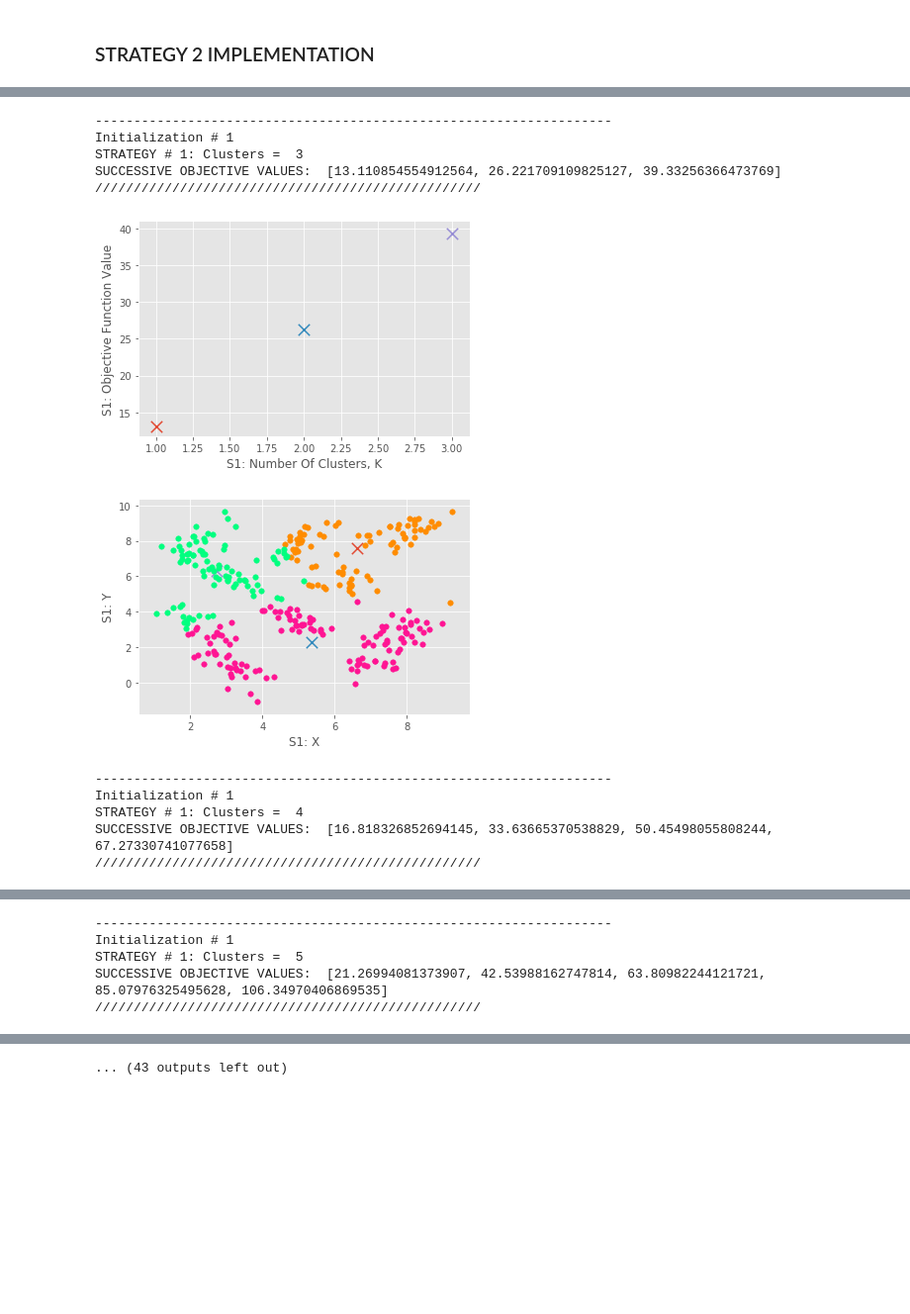
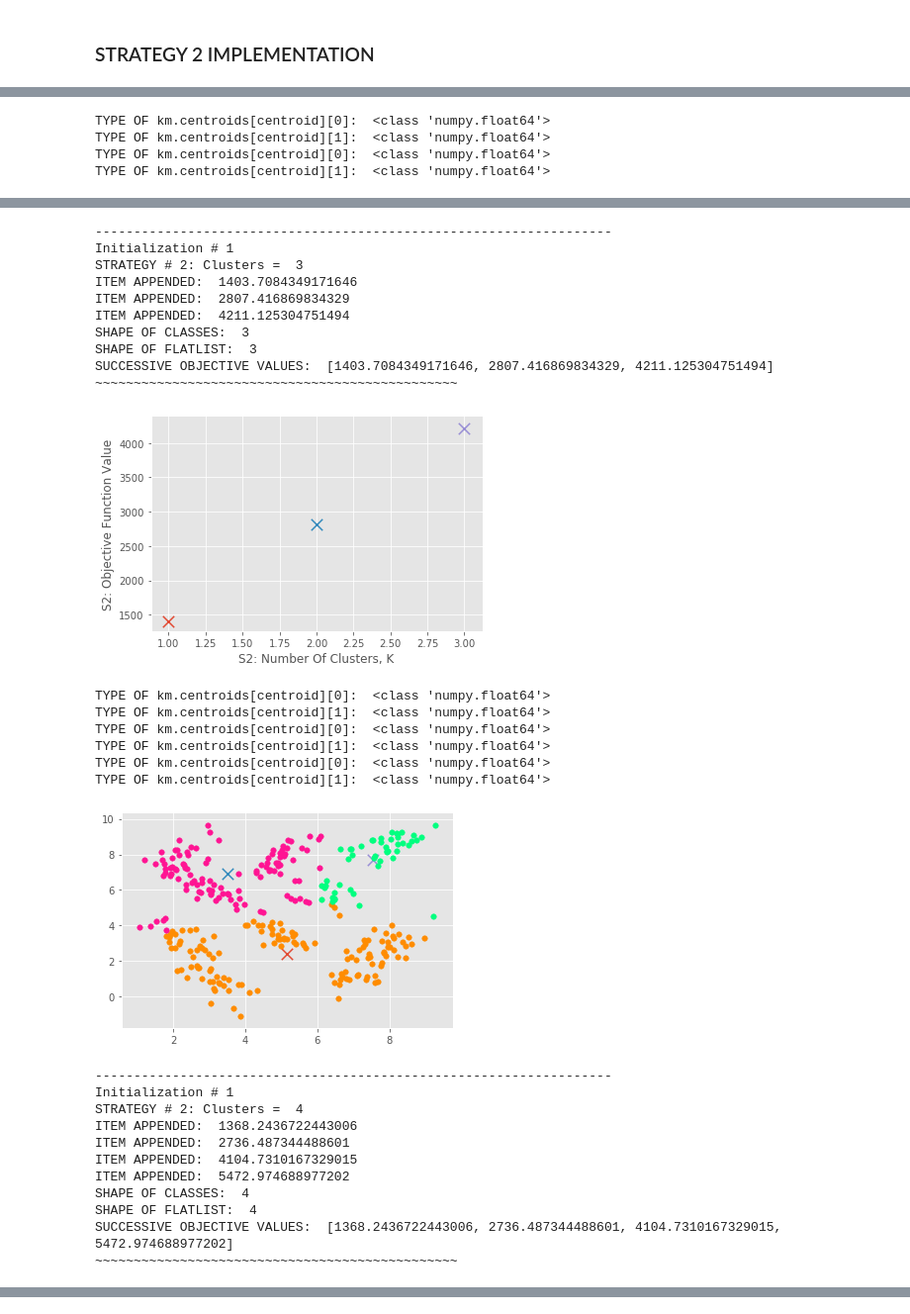
Before and after one commit to officialfrancismendoza/CSE575_Statistical-Machine-Learning, a Jupyter notebook: Project 2/Mendoza-CSE575_Project2.ipynb, the cells around one changed output, grey strips where cells are left out. Shown at 99% size. Drawn from its saved outputs; the diff is of its cells as text; code cells hidden in the pictures; blank space fills up the shorter version.

```diff
--- a/Project 2/Mendoza-CSE575_Project2.ipynb
+++ b/Project 2/Mendoza-CSE575_Project2.ipynb
@@ -235,9 +235,13 @@ class K_Means2:
         """ YOUR CODE HERE """
 
         # (!!!) NEED TO ITERATE RESPECTIVE TO SELF.K to properly loop through amount of centroids
-        # Pick the first centroid
+
+        # YUZHEN'S METHOD: Pick the first centroid from dataset
         firstCentroid = coordinatesArr[0]
         self.centroids[0] = firstCentroid
+
+        """# RANDOMNESS LIBRARY METHOD: Alternative Way to Randomize Initial Centroids, using Python Randomness Library
+        self.centroids[0] = random.choice(coordinatesArr)"""
 
         for z in range(self.k):
 
@@ -303,7 +307,7 @@ class K_Means2:
 
             if isOptimal == True:
                 break
-
+#--------------------------------------------------------------------------------------------------------------------
         # STEP 6: Plot Objective Function For Each k
         totalSum = 0
 
@@ -311,7 +315,10 @@ class K_Means2:
         for classification in self.classes:
 
             # (!!!) Calculate distance for all points within that classification, sum them up into one value
-            temp = [np.linalg.norm(points - self.centroids[centroid]) for centroid in self.centroids]
+            latestIndex = len(self.centroids) - 1
+            latestCentroid = self.centroids[latestIndex]
+
+            temp = [np.linalg.norm(points - self.centroids[latestIndex]) for points in coordinatesArr]
             localSum = sum(temp)
 
             # Add localSum to totalSum
@@ -375,14 +382,14 @@ def main():
     X = coordinatesArr
 
     # STRATEGY 1, For Loop To Iterate from 2-10 Clusters, 2 runs for the whole thing
-    for a in range(1,3):
+    """for a in range(1,3):
         strategy1_execute(X, a)
-        print("===================================================================")
+        print("===================================================================")"""
 
     # STRATEGY 2, For Loop To Iterate from 2-10 Clusters, 2 runs for the whole thing
-    """for b in range(1,3):
+    for b in range(1,3):
         strategy2_execute(X, b)
-        print("~~~~~~~~~~~~~~~~~~~~~~~~~~~~~~~~~~~~~~~~~~~~~~~~~~~~~~~~~~~~~~~~~~~")"""
+        print("~~~~~~~~~~~~~~~~~~~~~~~~~~~~~~~~~~~~~~~~~~~~~~~~~~~~~~~~~~~~~~~~~~~")
 
 if __name__ == "__main__":
     main()
@@ -394,0 +406,4 @@ SUCCESSIVE OBJECTIVE VALUES:  [7.935147537261298, 15.870295074522597]
+TYPE OF km.centroids[centroid][0]:  <class 'numpy.float64'>
+TYPE OF km.centroids[centroid][1]:  <class 'numpy.float64'>
+TYPE OF km.centroids[centroid][0]:  <class 'numpy.float64'>
+TYPE OF km.centroids[centroid][1]:  <class 'numpy.float64'>
@@ -396,12 +411,29 @@ SUCCESSIVE OBJECTIVE VALUES:  [7.935147537261298, 15.870295074522597]
--------------------------------------------------------------------
-Initialization # 1
-STRATEGY # 1: Clusters =  3
-SUCCESSIVE OBJECTIVE VALUES:  [13.110854554912564, 26.221709109825127, 39.33256366473769]
-//////////////////////////////////////////////////
+-------------------------------------------------------------------
+Initialization # 1
+STRATEGY # 2: Clusters =  3
+ITEM APPENDED:  1403.7084349171646
+ITEM APPENDED:  2807.416869834329
+ITEM APPENDED:  4211.125304751494
+SHAPE OF CLASSES:  3
+SHAPE OF FLATLIST:  3
+SUCCESSIVE OBJECTIVE VALUES:  [1403.7084349171646, 2807.416869834329, 4211.125304751494]
+~~~~~~~~~~~~~~~~~~~~~~~~~~~~~~~~~~~~~~~~~~~~~~~
-[figure, old version]
+[figure, new version]
+TYPE OF km.centroids[centroid][0]:  <class 'numpy.float64'>
+TYPE OF km.centroids[centroid][1]:  <class 'numpy.float64'>
+TYPE OF km.centroids[centroid][0]:  <class 'numpy.float64'>
+TYPE OF km.centroids[centroid][1]:  <class 'numpy.float64'>
+TYPE OF km.centroids[centroid][0]:  <class 'numpy.float64'>
+TYPE OF km.centroids[centroid][1]:  <class 'numpy.float64'>
-[figure, old version]
+[figure, new version]
--------------------------------------------------------------------
-Initialization # 1
-STRATEGY # 1: Clusters =  4
-SUCCESSIVE OBJECTIVE VALUES:  [16.818326852694145, 33.63665370538829, 50.45498055808244, 67.27330741077658]
-//////////////////////////////////////////////////
+-------------------------------------------------------------------
+Initialization # 1
+STRATEGY # 2: Clusters =  4
+ITEM APPENDED:  1368.2436722443006
+ITEM APPENDED:  2736.487344488601
+ITEM APPENDED:  4104.7310167329015
+ITEM APPENDED:  5472.974688977202
+SHAPE OF CLASSES:  4
+SHAPE OF FLATLIST:  4
+SUCCESSIVE OBJECTIVE VALUES:  [1368.2436722443006, 2736.487344488601, 4104.7310167329015, 5472.974688977202]
+~~~~~~~~~~~~~~~~~~~~~~~~~~~~~~~~~~~~~~~~~~~~~~~
@@ -410,5 +449,0 @@ SUCCESSIVE OBJECTIVE VALUES:  [16.818326852694145, 33.63665370538829, 50.4549805
--------------------------------------------------------------------
-Initialization # 1
-STRATEGY # 1: Clusters =  5
-SUCCESSIVE OBJECTIVE VALUES:  [21.26994081373907, 42.53988162747814, 63.80982244121721, 85.07976325495628, 106.34970406869535]
-//////////////////////////////////////////////////
@@ -417 +449,0 @@ SUCCESSIVE OBJECTIVE VALUES:  [21.26994081373907, 42.53988162747814, 63.80982244
-... (43 outputs left out)
```
Also changed, not shown: parts of 2 cells of this notebook, 21 other files.
